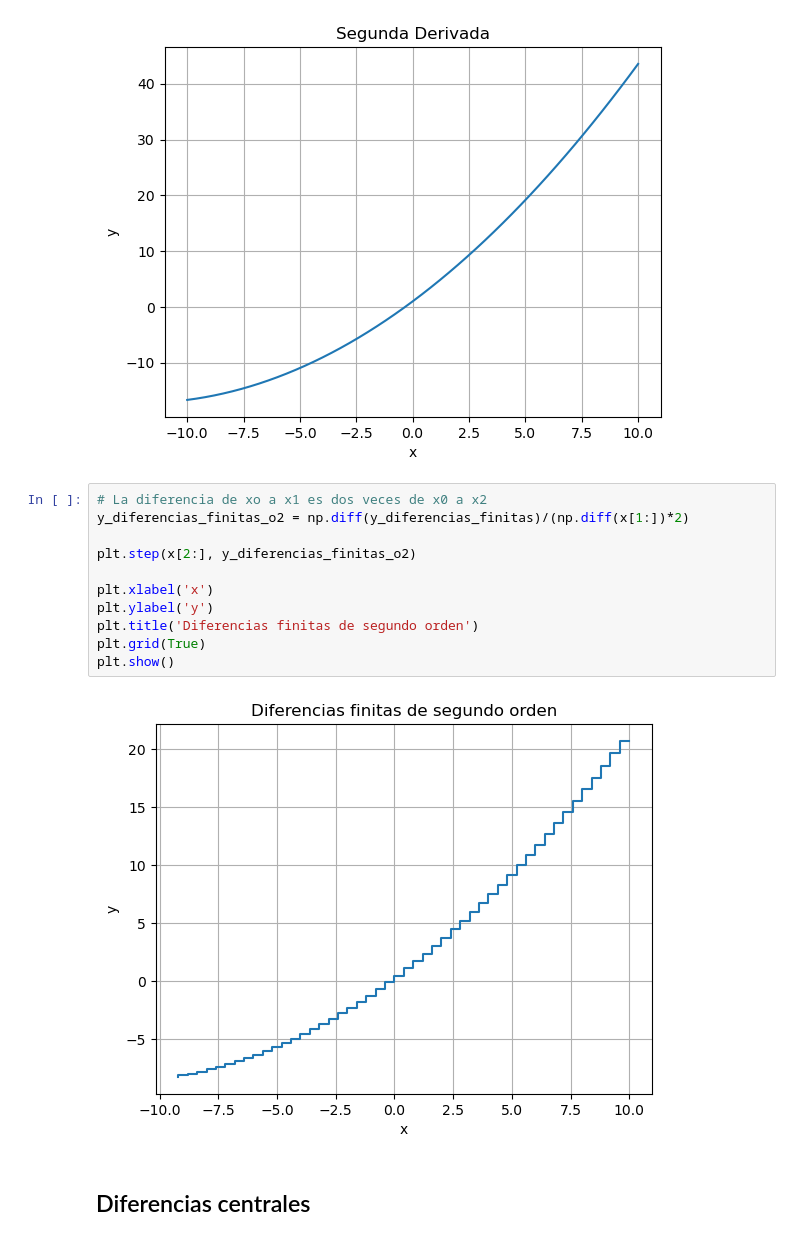
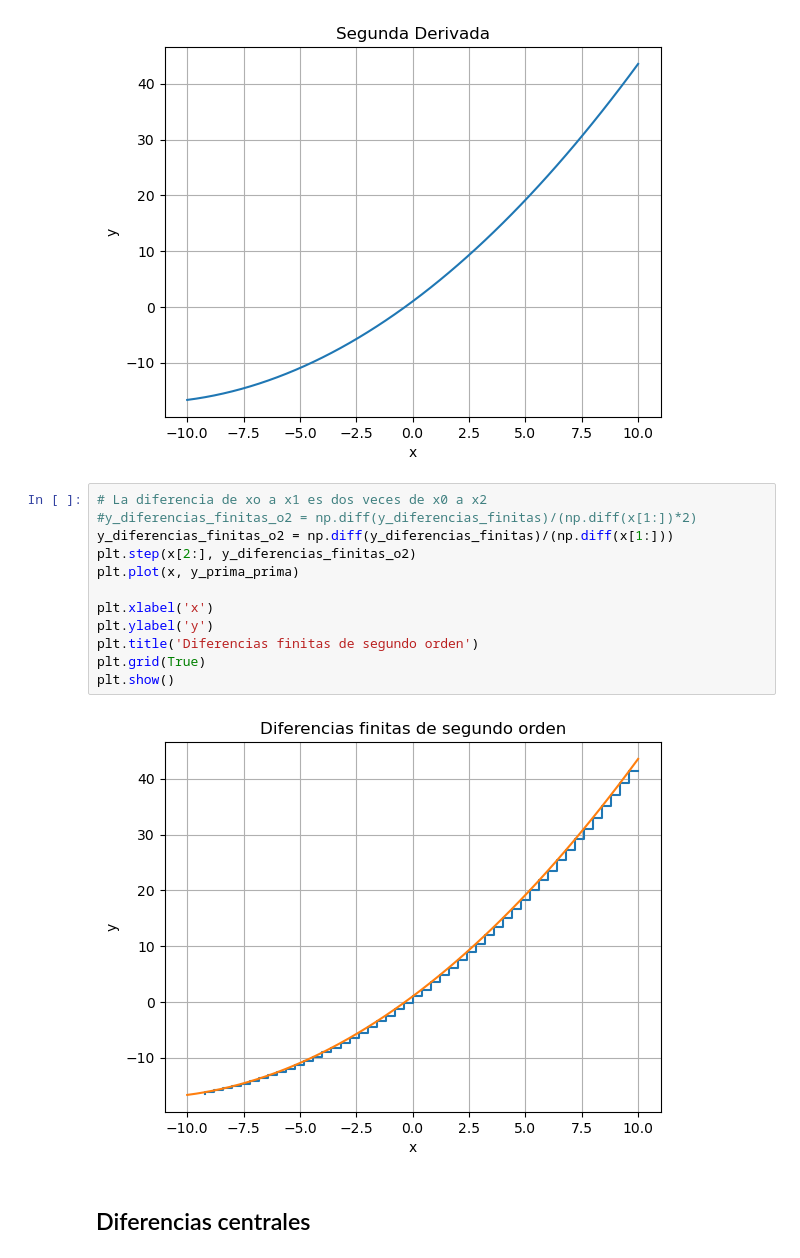
Before and after one commit to mitsiu-carreno/data_science_content, a Jupyter notebook: 1_sem/met_num/s13_derivadas.ipynb, the cells around one changed output. Cells and saved outputs as stored; diff of their text form.

```diff
--- a/1_sem/met_num/s13_derivadas.ipynb
+++ b/1_sem/met_num/s13_derivadas.ipynb
@@ -87,17 +88,18 @@ plt.show()
 [figure]
 # %%
 # La diferencia de xo a x1 es dos veces de x0 a x2
-y_diferencias_finitas_o2 = np.diff(y_diferencias_finitas)/(np.diff(x[1:])*2)
-
+#y_diferencias_finitas_o2 = np.diff(y_diferencias_finitas)/(np.diff(x[1:])*2)
+y_diferencias_finitas_o2 = np.diff(y_diferencias_finitas)/(np.diff(x[1:]))
 plt.step(x[2:], y_diferencias_finitas_o2)
+plt.plot(x, y_prima_prima)
 
 plt.xlabel('x')
 plt.ylabel('y')
 plt.title('Diferencias finitas de segundo orden')
 plt.grid(True)
 plt.show()
 # %% [output]
-[figure, old version]
+[figure, new version]
 # %% [markdown]
 ## Diferencias centrales
 # %%
```
Also changed, not shown: parts of 1 cell of this notebook, 3 other files.
